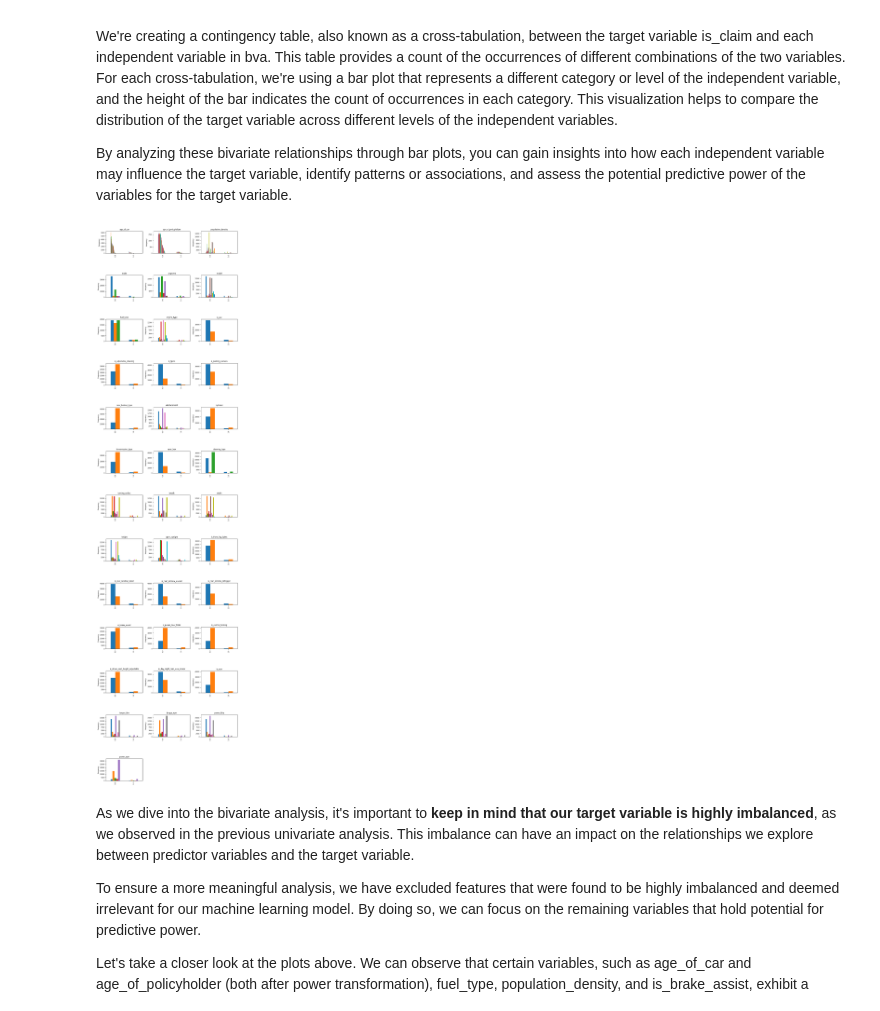
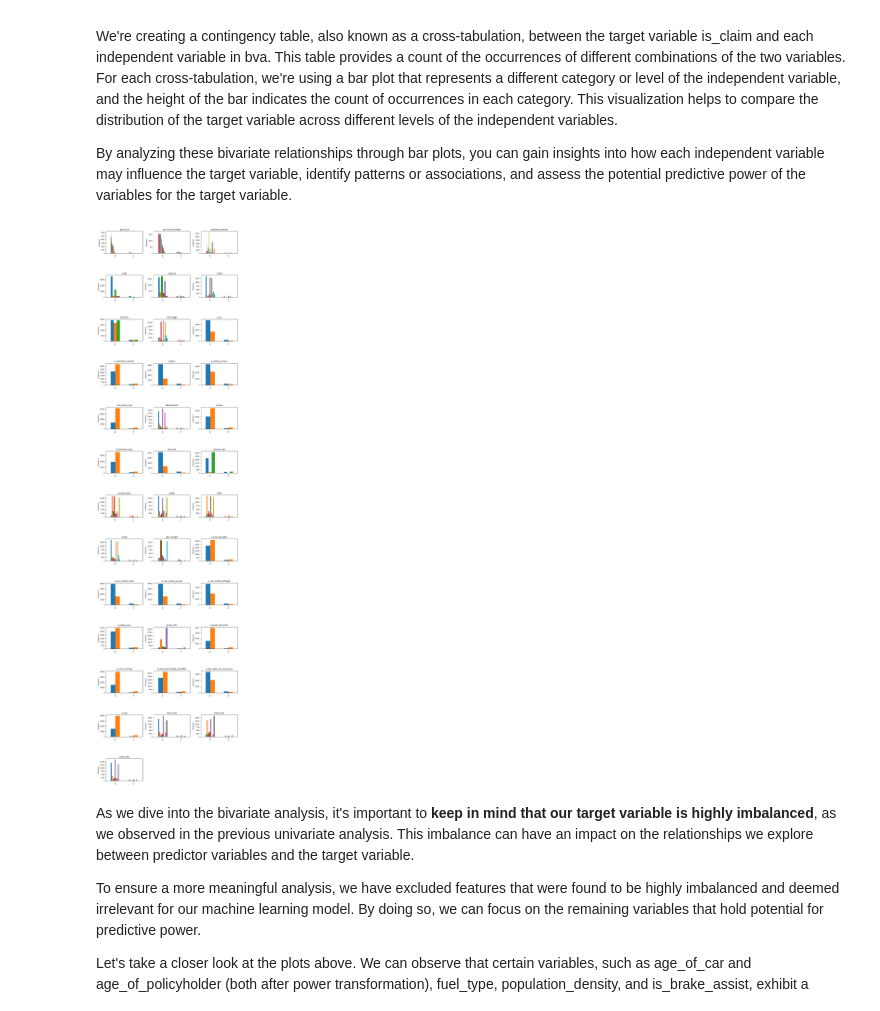
Before and after one commit to annaziegert/insurance_claim_prediciton_nova, a Jupyter notebook: final_notebook/final.ipynb, the cells around one changed output. Cells and saved outputs as stored; diff of their text form; code cells hidden in the pictures.

```diff
--- a/final_notebook/final.ipynb
+++ b/final_notebook/final.ipynb
@@ -67,9 +66,6 @@ For cleaning our data we build a function that performs the following tasks:
 - Returns the modified dataset after performing the cleaning and transformation steps.
 # %%
 def data_cleaning(dataset):
-
-    #Transforming Yes and No values into Booleans
-    dataset = dataset.replace({ "No" : 0 , "Yes" : 1 })
 
     #Removal of policy_id column
     dataset = dataset.drop(columns = {"policy_id", 'Unnamed: 0'})
@@ -77,6 +73,7 @@ def data_cleaning(dataset):
     # only considering rows where target variable is not nan
     dataset = dataset[(dataset.is_claim == 1) | (dataset.is_claim == 0)]
 
+    # Prepare torque and power columns
     dataset['torque_Nm'] = dataset['max_torque'].str.extract('(\d+)').astype(float)
     dataset['torque_rpm'] = dataset['max_torque'].str.extract('@(\d+)').astype(float)
     dataset['power_bhp'] = dataset['max_power'].str.extract('(\d+.\d+)').astype(float)
@@ -141,9 +138,17 @@ dataset['airbags'] = dataset['airbags'].astype('object')
 dataset['cylinder'] = dataset['cylinder'].astype('object')
 dataset['gear_box'] = dataset['gear_box'].astype('object')
 dataset['ncap_rating'] = dataset['ncap_rating'].astype('object')
-dataset['is_parking_sensors'] = dataset['is_parking_sensors'].astype('object')
-dataset['is_power_steering'] = dataset['is_power_steering'].astype('object')
-dataset['is_speed_alert'] = dataset['is_speed_alert'].astype('object')
+dataset['torque_Nm'] = dataset['torque_Nm'].astype('object')
+dataset['torque_rpm'] = dataset['torque_rpm'].astype('object')
+dataset['power_bhp'] = dataset['power_bhp'].astype('object')
+dataset['power_rpm'] = dataset['power_rpm'].astype('object')
+dataset['turning_radius'] = dataset['turning_radius'].astype('object')
+dataset['length'] = dataset['length'].astype('object')
+dataset['width'] = dataset['width'].astype('object')
+dataset['height'] = dataset['height'].astype('object')
+dataset['gross_weight'] = dataset['gross_weight'].astype('object')
+dataset['make'] = dataset['make'].astype('object')
+dataset['displacement'] = dataset['displacement'].astype('object')
 
 # categorical and numerical variables
 cat = dataset.select_dtypes(include=object).columns
@@ -202,6 +236,10 @@ Analyzing the distribution of variables can guide feature engineering decisions.
 # %%
 plt.rcParams.update({'font.size': 7})
 n = ['policy_tenure', 'age_of_car', 'age_of_policyholder']
+
+rows = 14
+columns = 3
+iterator=1
 
 for i in n:
     plt.subplots_adjust(left=None, bottom=1, right=1.5, top=10, wspace=0.3, hspace=1.3)
@@ -289,50 +303,45 @@ By analyzing these bivariate relationships through bar plots, you can gain insig
 # %%
 plt.rcParams.update({'font.size': 7})
 
-bva = ['age_of_car', 'age_of_policyholder',
-       'population_density', 'make', 'segment', 'model', 'fuel_type',
-       'engine_type', 'is_esc', 'is_adjustable_steering', 'is_tpms',
-       'is_parking_camera', 'rear_brakes_type',
-       'displacement', 'cylinder', 'transmission_type', 'gear_box',
-       'steering_type', 'turning_radius', 'length', 'width', 'height',
-       'gross_weight', 'is_front_fog_lights', 'is_rear_window_wiper',
-       'is_rear_window_washer', 'is_rear_window_defogger', 'is_brake_assist',
-       'is_power_door_locks', 'is_central_locking',
-       'is_driver_seat_height_adjustable', 'is_day_night_rear_view_mirror',
-       'is_ecw', 'torque_Nm',
-       'torque_rpm', 'power_bhp', 'power_rpm']
+bva = ['age_of_car', 'age_of_policyholder', 'population_density', 'make',
+       'segment', 'model', 'fuel_type', 'engine_type', 'is_esc', 'is_adjustable_steering',
+       'is_tpms', 'is_parking_camera', 'rear_brakes_type', 'displacement', 'cylinder',
+       'transmission_type', 'gear_box', 'steering_type', 'turning_radius', 'length',
+       'width', 'height', 'gross_weight', 'is_front_fog_lights', 'is_rear_window_wiper',
+       'is_rear_window_washer', 'is_rear_window_defogger', 'is_brake_assist', 'power_rpm',
+       'is_power_door_locks', 'is_central_locking', 'is_driver_seat_height_adjustable',
+       'is_day_night_rear_view_mirror', 'is_ecw', 'torque_Nm', 'torque_rpm', 'power_bhp']
 
 num_features = len(bva)
 rows = (num_features + 2) // 3  # Calculate the number of rows based on the number of features
 columns = 3
-
 iterator = 1
 
 fig, axes = plt.subplots(rows, columns, figsize=(6.5, 4))
 
 plt.subplots_adjust(left=None, bottom=1, right=1.45, top=10, wspace=0.3, hspace=1)
 
 for i, feature in enumerate(bva):
     row = i // columns
     col = i % columns
     ax = axes[row, col]
     pd.crosstab(dataset.is_claim, dataset[feature]).plot(kind='bar', ax=ax, legend=False)
     ax.set_title(feature)
     ax.set_ylabel('Frequency')
     ax.set_xlabel('')  # Remove x-label for better readability
     ax.tick_params(axis='x', rotation=90)
 
 # Remove empty subplots if there are any
 if num_features < rows * columns:
     for i in range(num_features, rows * columns):
         row = i // columns
         col = i % columns
         fig.delaxes(axes[row, col])
 
 plt.tight_layout()
 plt.show()
 # %% [output]
-[figure, old version]
+[figure, new version]
 # %% [markdown]
 As we dive into the bivariate analysis, it's important to **keep in mind that our target variable is highly imbalanced**, as we observed in the previous univariate analysis. This imbalance can have an impact on the relationships we explore between predictor variables and the target variable.
 
```
Also changed, not shown: parts of 28 cells of this notebook, 2 other files.
